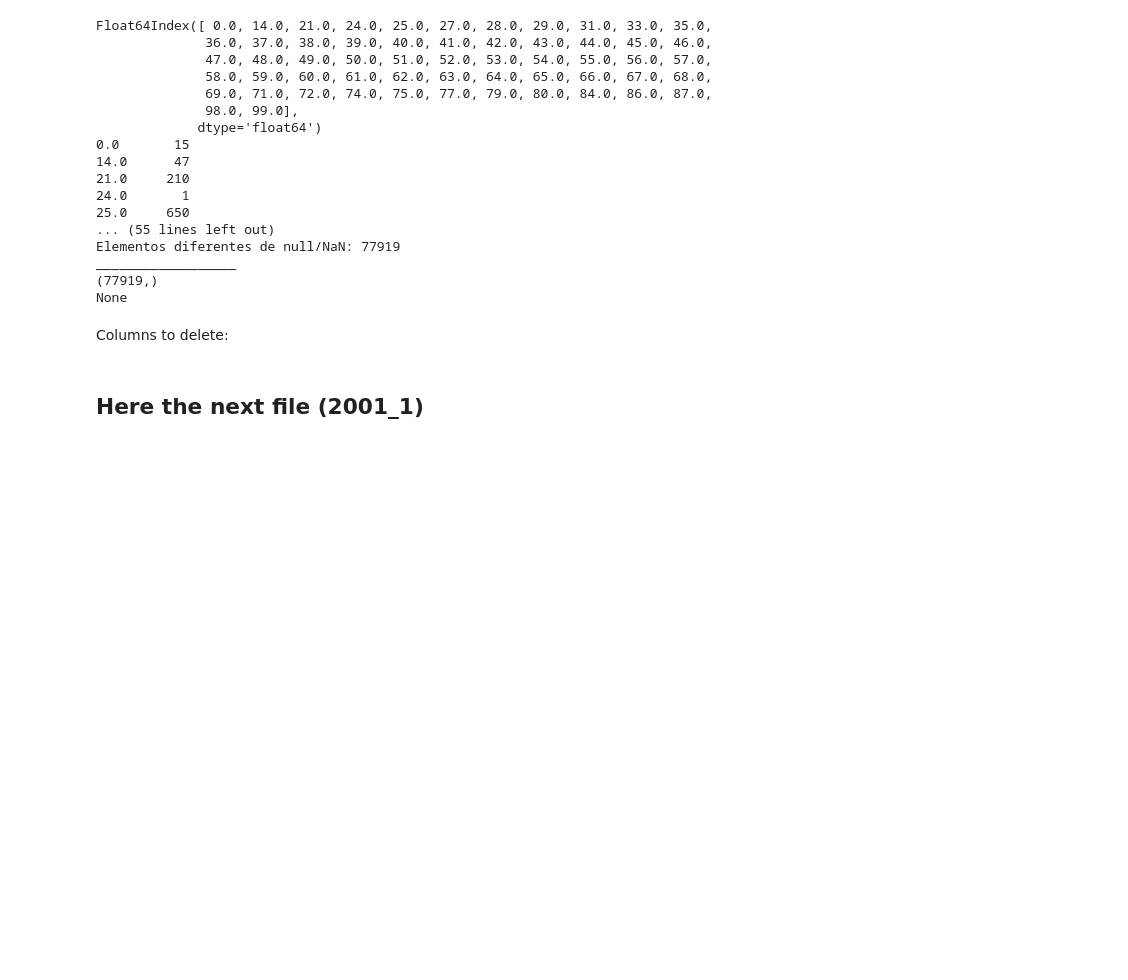
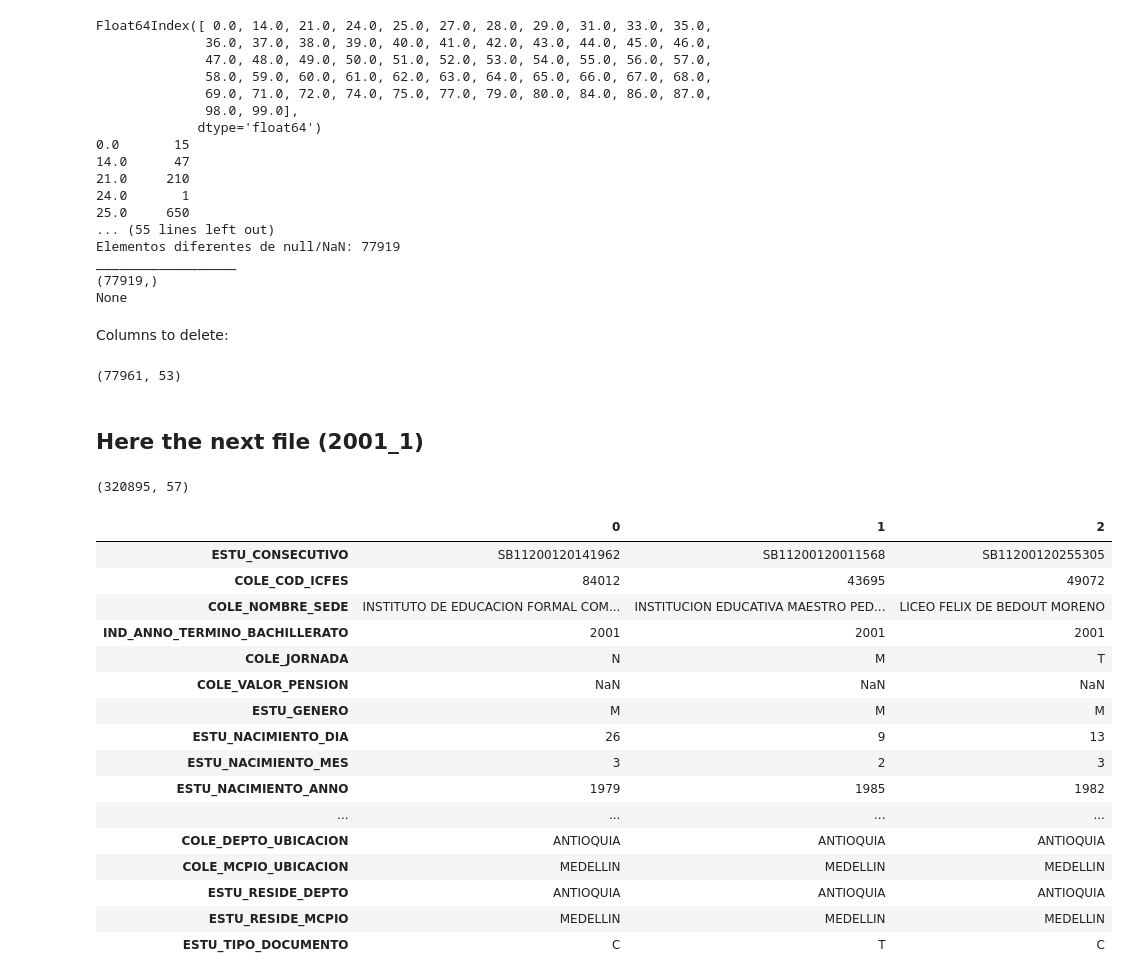
Before and after one commit to AronForero/ICFESProject, a Jupyter notebook: New_Project/Descriptive_Analisis/Data_Cleaning_2001.ipynb, the cells around one changed output. Drawn from its saved outputs; the diff is of its cells as text; code cells hidden in the pictures; blank space fills up the shorter version.

```diff
--- a/New_Project/Descriptive_Analisis/Data_Cleaning_2001.ipynb
+++ b/New_Project/Descriptive_Analisis/Data_Cleaning_2001.ipynb
@@ -1357,6 +1357,37 @@ None
 Columns to delete:
 # %%
 data_2001 = data_2001.drop(['ESTU_LIMITA_SORDOINTERPRETE'], axis=1)
+# %%
+data_2001.shape
+# %% [output]
+(77961, 53)
 # %% [markdown]
 ## Here the next file (2001_1)
+# %%
+data_2001_2 = pd.read_csv('../DatosFTPICFES/SABER11/SB11-BASES_DE_DATOS/SB11-20012-RGSTRO-CLFCCN-V1-0.txt', delimiter='|',
+                         encoding = "iso-8859-1")
+# %%
+data_2001_2.shape
+# %% [output]
+(320895, 57)
+# %%
+data_2001_2.head(3).T
+# %% [output]
+|  | 0 | 1 | 2 |
+| ESTU_CONSECUTIVO | SB11200120141962 | SB11200120011568 | SB11200120255305 |
+| COLE_COD_ICFES | 84012 | 43695 | 49072 |
+| COLE_NOMBRE_SEDE | INSTITUTO DE EDUCACION FORMAL COM... | INSTITUCION EDUCATIVA MAESTRO PED... | LICEO FELIX DE BEDOUT MORENO |
+| IND_ANNO_TERMINO_BACHILLERATO | 2001 | 2001 | 2001 |
+| COLE_JORNADA | N | M | T |
+| COLE_VALOR_PENSION | NaN | NaN | NaN |
+| ESTU_GENERO | M | M | M |
+| ESTU_NACIMIENTO_DIA | 26 | 9 | 13 |
+| ESTU_NACIMIENTO_MES | 3 | 2 | 3 |
+| ESTU_NACIMIENTO_ANNO | 1979 | 1985 | 1982 |
+| ... | ... | ... | ... |
+| COLE_DEPTO_UBICACION | ANTIOQUIA | ANTIOQUIA | ANTIOQUIA |
+| COLE_MCPIO_UBICACION | MEDELLIN | MEDELLIN | MEDELLIN |
+| ESTU_RESIDE_DEPTO | ANTIOQUIA | ANTIOQUIA | ANTIOQUIA |
+| ESTU_RESIDE_MCPIO | MEDELLIN | MEDELLIN | MEDELLIN |
+| ESTU_TIPO_DOCUMENTO | C | T | C |
 # %%
```
Also changed, not shown: parts of 114 cells of this notebook, 1 other file.
